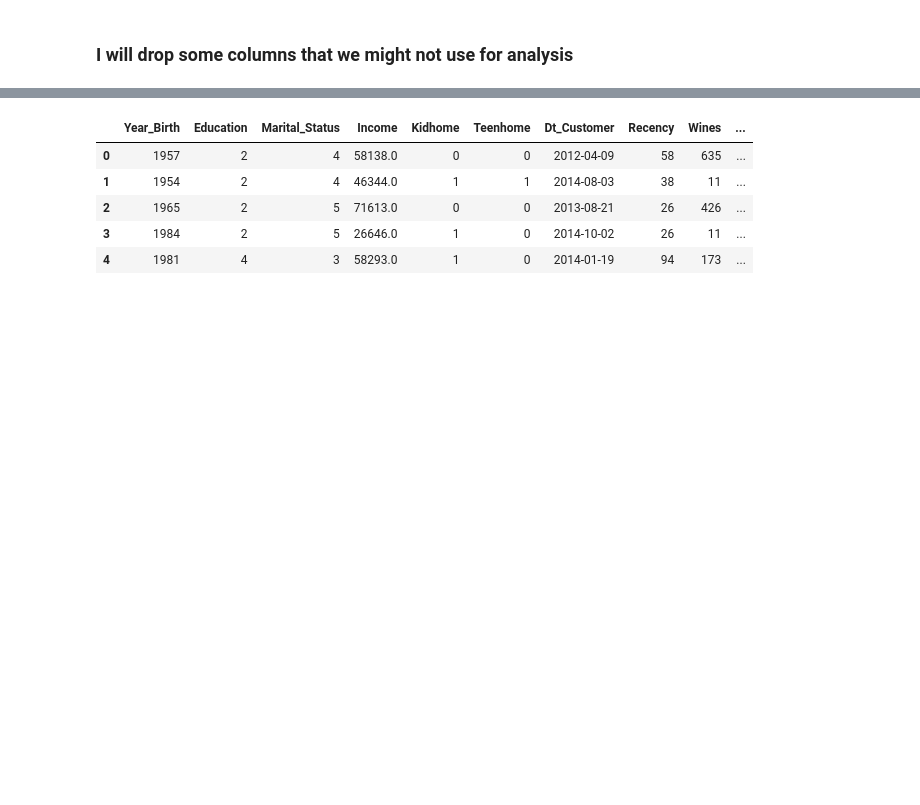
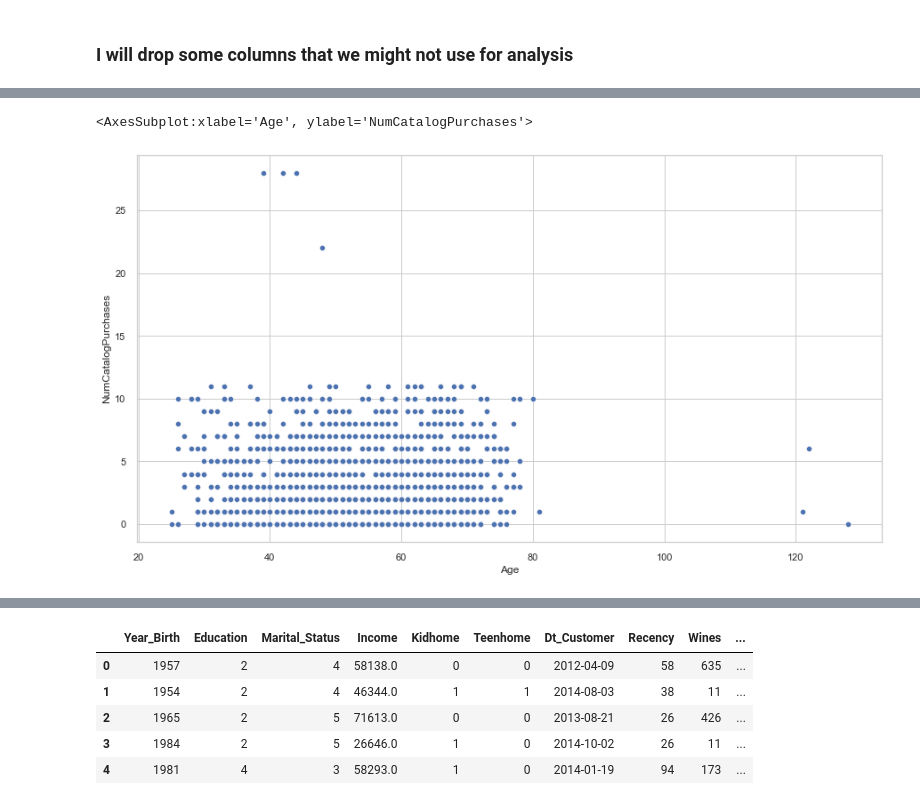
Before and after one commit to danielbeltsazar99/My-Mini-Projects, a Jupyter notebook: Data Science Projects/Clustering/Customer Segmentation/Customer Segmentation.ipynb, the cells around one changed output, grey strips where cells are left out. Cells and saved outputs as stored; diff of their text form; code cells hidden in the pictures; blank space fills up the shorter version.

```diff
--- a/Data Science Projects/Clustering/Customer Segmentation/Customer Segmentation.ipynb
+++ b/Data Science Projects/Clustering/Customer Segmentation/Customer Segmentation.ipynb
@@ -232,0 +253,7 @@ df = df.drop(['ID','Z_CostContact','Z_Revenue'],axis=1)
+# %%
+sns.set_theme(style='whitegrid')
+plt.figure(figsize=(15,8))
+sns.scatterplot(data=df,x='Age',y='NumCatalogPurchases')
+# %% [output]
+<AxesSubplot:xlabel='Age', ylabel='NumCatalogPurchases'>
+[figure, added]
```
Also changed, not shown: parts of 33 cells of this notebook.
